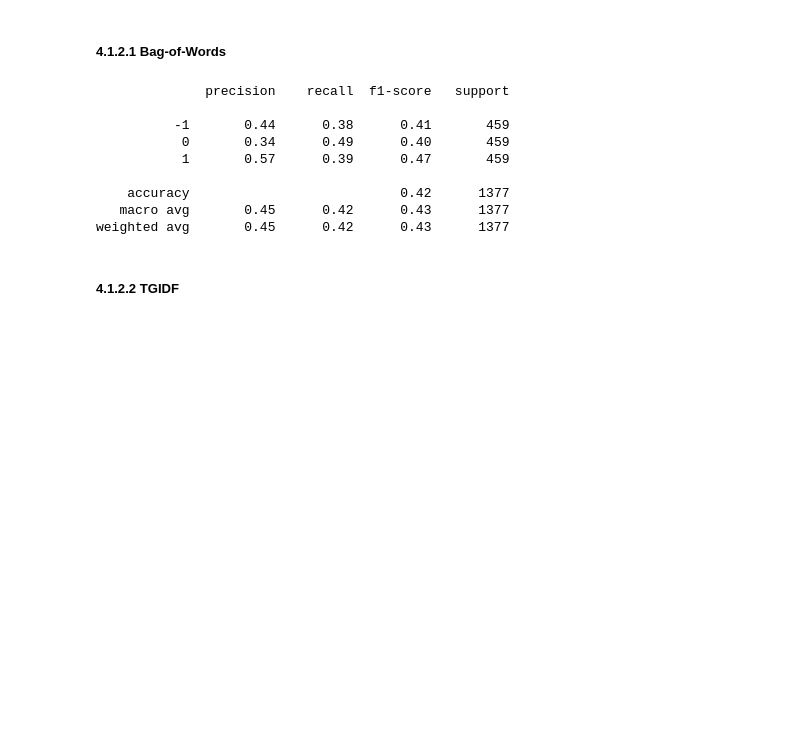
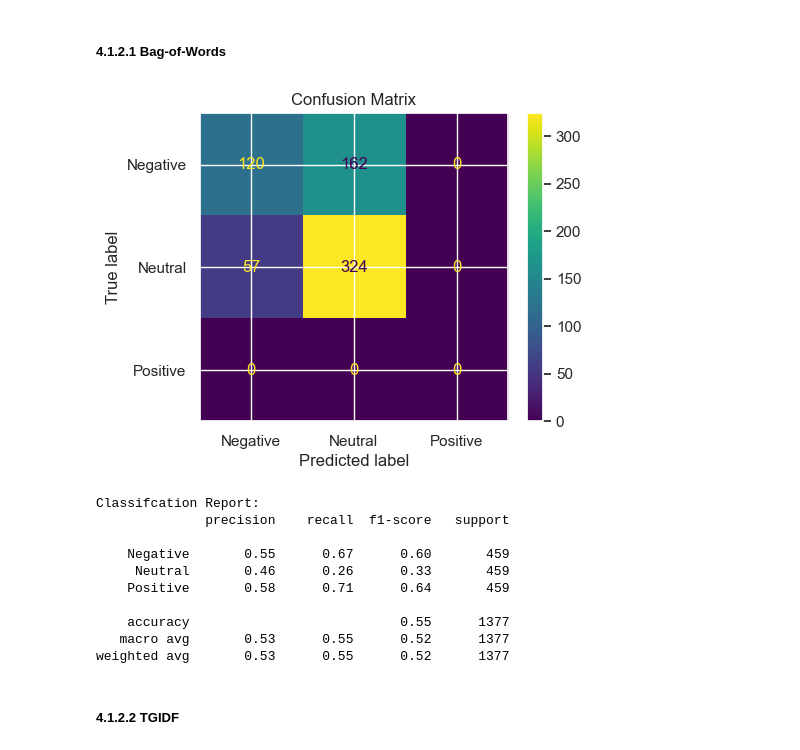
Before and after one commit to nklsKrmnn/LSC_Sentiment_Analysis, a Jupyter notebook: Project_BoW.ipynb, the cells around one changed output. Saved outputs shown, nothing was run; the diff lists cells and outputs as text; code cells hidden in the pictures; blank space fills up the shorter version.

```diff
--- a/Project_BoW.ipynb
+++ b/Project_BoW.ipynb
@@ -280,19 +375,21 @@ ax.xaxis.set_ticklabels(['-1', '0','1']); ax.yaxis.set_ticklabels(['-1', '0','1'
 # %%
 bi_nb = MultinomialNB()
 bi_nb.fit(bi_train_bow, train_labels)
 
 predictions = bi_nb.predict(bi_test_bow)
-print(sklearn.metrics.classification_report(test_labels, predictions, target_names=['-1','0','1']))
+acc_nb_bi_bow = test_statistics(predictions, test_labels)
 # %% [output]
+[figure, added]
+Classifcation Report:
               precision    recall  f1-score   support
 
-          -1       0.44      0.38      0.41       459
-           0       0.34      0.49      0.40       459
-           1       0.57      0.39      0.47       459
+    Negative       0.55      0.67      0.60       459
+     Neutral       0.46      0.26      0.33       459
+    Positive       0.58      0.71      0.64       459
 
-    accuracy                           0.42      1377
-   macro avg       0.45      0.42      0.43      1377
-weighted avg       0.45      0.42      0.43      1377
+    accuracy                           0.55      1377
+   macro avg       0.53      0.55      0.52      1377
+weighted avg       0.53      0.55      0.52      1377
 # %% [markdown]
 ##### 4.1.2.2 TGIDF
 # %%
```
Also changed, not shown: parts of 47 cells of this notebook.
